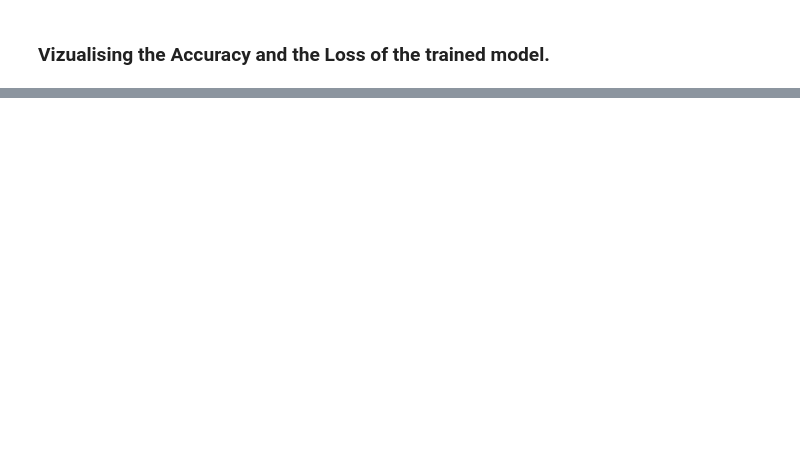
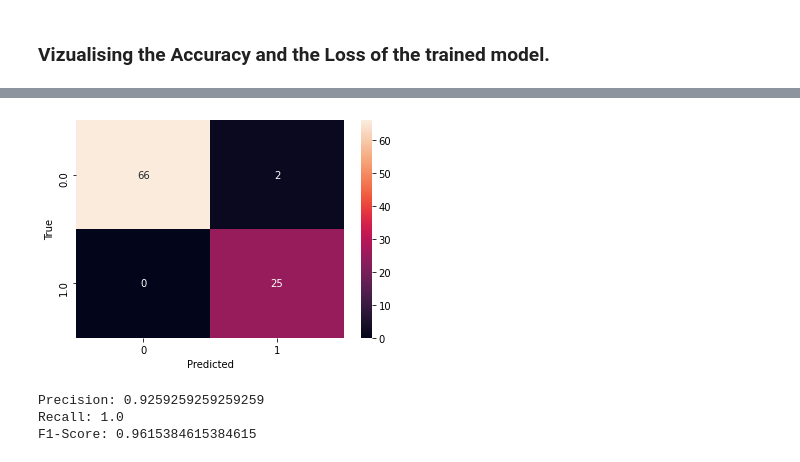
Before and after one commit to adityashakya/NASA_Predictive_Maintenance, a Jupyter notebook: NASA_Predictive_Maintenance_FD001_Binary_Classification.ipynb, the cells around one changed output, grey strips where cells are left out. Saved outputs shown, nothing was run; the diff lists cells and outputs as text; code cells hidden in the pictures; blank space fills up the shorter version.

Commit message:
Added Notebook for RUL prediction

```diff
--- a/NASA_Predictive_Maintenance_FD001_Binary_Classification.ipynb
+++ b/NASA_Predictive_Maintenance_FD001_Binary_Classification.ipynb
@@ -521,0 +448,21 @@ Precision:  0.9080459770114943
+# %%
+# Function to get the last sequence in each time series in test data
+def get_last_seq(df,seq_cols, target_label, seq_len = 50):
+    ids = df['id'].unique()
+    X_list = []
+    y_list = []
+
+    for i in ids:
+        if(len(df[df['id']== i]) >=50):
+            temp = df[df['id']== i][seq_cols].values[-seq_len:]
+            X_list.append(temp)
+            y_list.append(df[df['id']== i][target_label].values[-1])
+    X_array = np.asarray(X_list).astype(np.float32)
+    y_array = np.asarray(y_list).astype(np.float32)
+    y_array = y_array.reshape(y_array.shape[0],1)
+
+    return X_array, y_array
+# %%
+%%time
+last_X, last_y = get_last_seq(test_df, sequence_cols, 'target_label', seq_len=50)
+print(last_X.shape, last_y.shape)
@@ -521,0 +480,5 @@ Precision:  0.9080459770114943
+# %%
+y_pred = model.predict_classes(last_X, batch_size=2048, verbose=1)
+y_actual = last_y
+plot_confusion_matrix(y_actual, y_pred)
+# %% [output]
@@ -521,0 +486,11 @@ Precision:  0.9080459770114943
+[figure, added]
+# %%
+# compute precision and recall
+precision_test = precision_score(y_actual, y_pred)
+recall_test = recall_score(y_actual, y_pred)
+f1_test = 2 * (precision_test * recall_test) / (precision_test + recall_test)
+print(f"Precision: {precision_test} \nRecall: {recall_test} \nF1-Score: {f1_test}")
+# %% [output]
+Precision: 0.9259259259259259
+Recall: 1.0
+F1-Score: 0.9615384615384615
```
Also changed, not shown: parts of 31 cells of this notebook.
